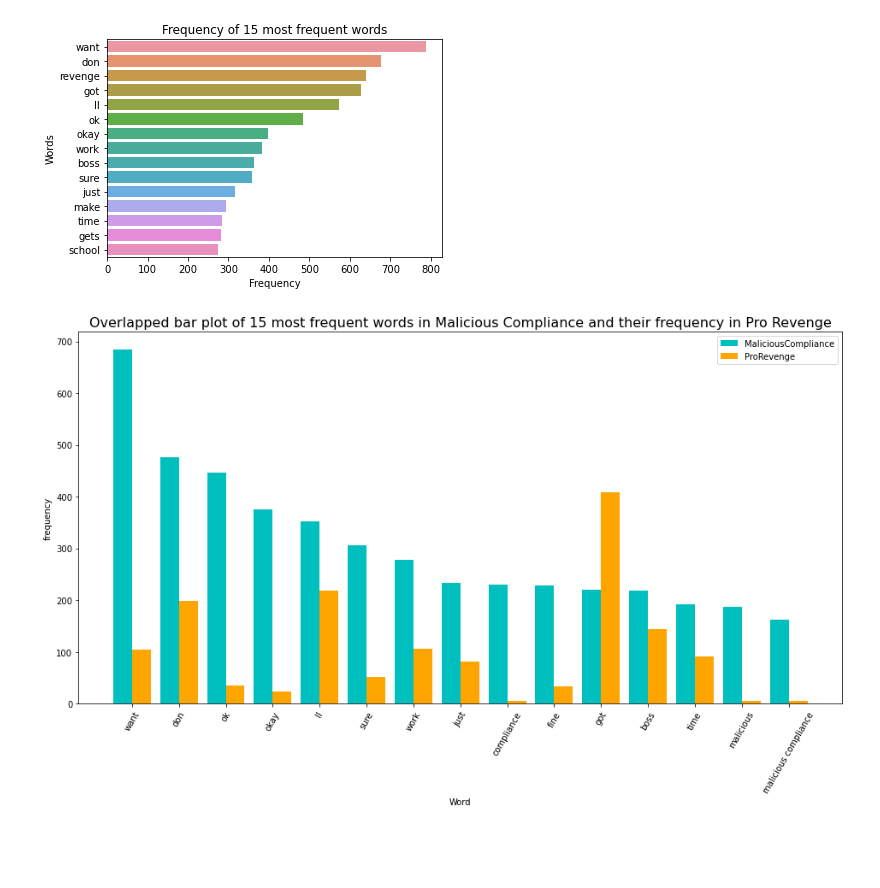
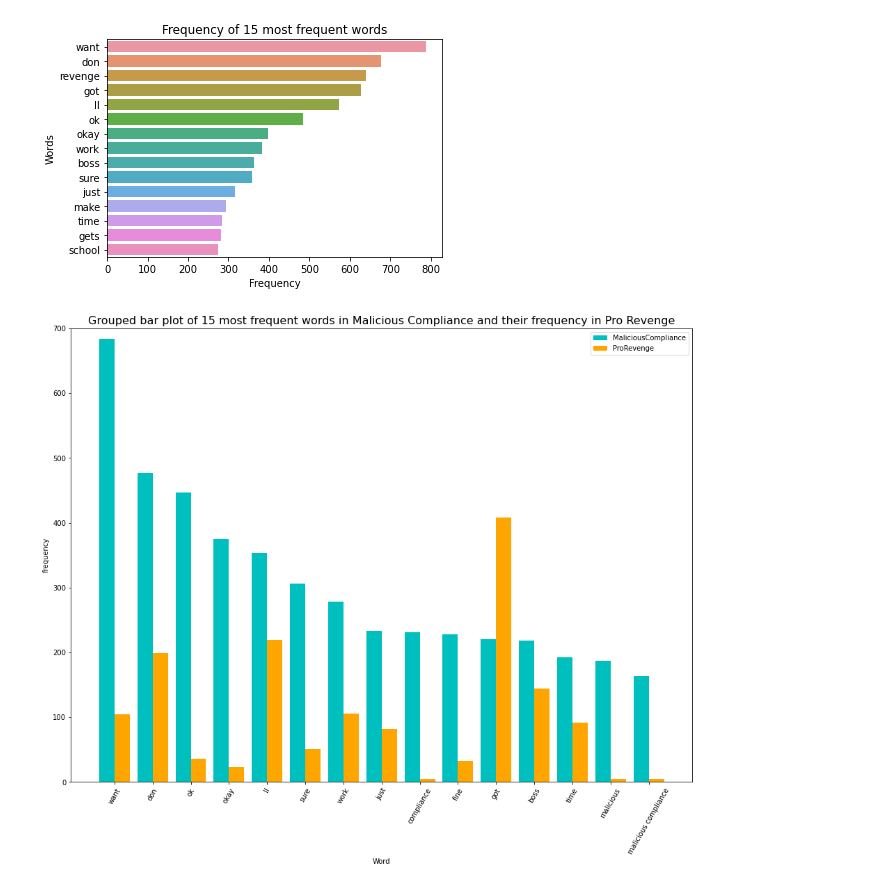
Before and after one commit to Daniel-Sun-99/Reddit-Post-Classification-NLP, a Jupyter notebook: code/VisualCreationRFCV.ipynb, the cells around one changed output. Cells and saved outputs as stored; diff of their text form; code cells hidden in the pictures; blank space fills up the shorter version.

```diff
--- a/code/VisualCreationRFCV.ipynb
+++ b/code/VisualCreationRFCV.ipynb
@@ -62,17 +95,18 @@ plt.savefig('../visuals/15mostfrequent.png')
 # %%
 x = np.arange(len(MC_15.index))
 width = 0.4
 
-plt.figure(figsize = (16, 8))
+plt.figure(figsize = (16, 12))
 plt.bar(x - width/2, MC_15.values, width, color = 'c')
 plt.bar(x + width/2, PRwords[MC_15.index].sum(), width,  color = 'orange')
 plt.xticks(ticks = x, labels = MC_15.index, rotation = 60)
-plt.title('Overlapped bar plot of 15 most frequent words in Malicious Compliance and their frequency in Pro Revenge',
+plt.title('Grouped bar plot of 15 most frequent words in Malicious Compliance and their frequency in Pro Revenge',
          fontsize = 16);
 plt.xlabel('Word')
 plt.ylabel('frequency')
 plt.legend(['MaliciousCompliance', 'ProRevenge'])
+plt.ylim([0, 700])
 plt.savefig('../visuals/MCvsPRGroupedbar.png');
 # %% [output]
-[figure, old version]
+[figure, new version]
 # %%
```
Also changed, not shown: parts of 8 cells of this notebook, 11 other files.
